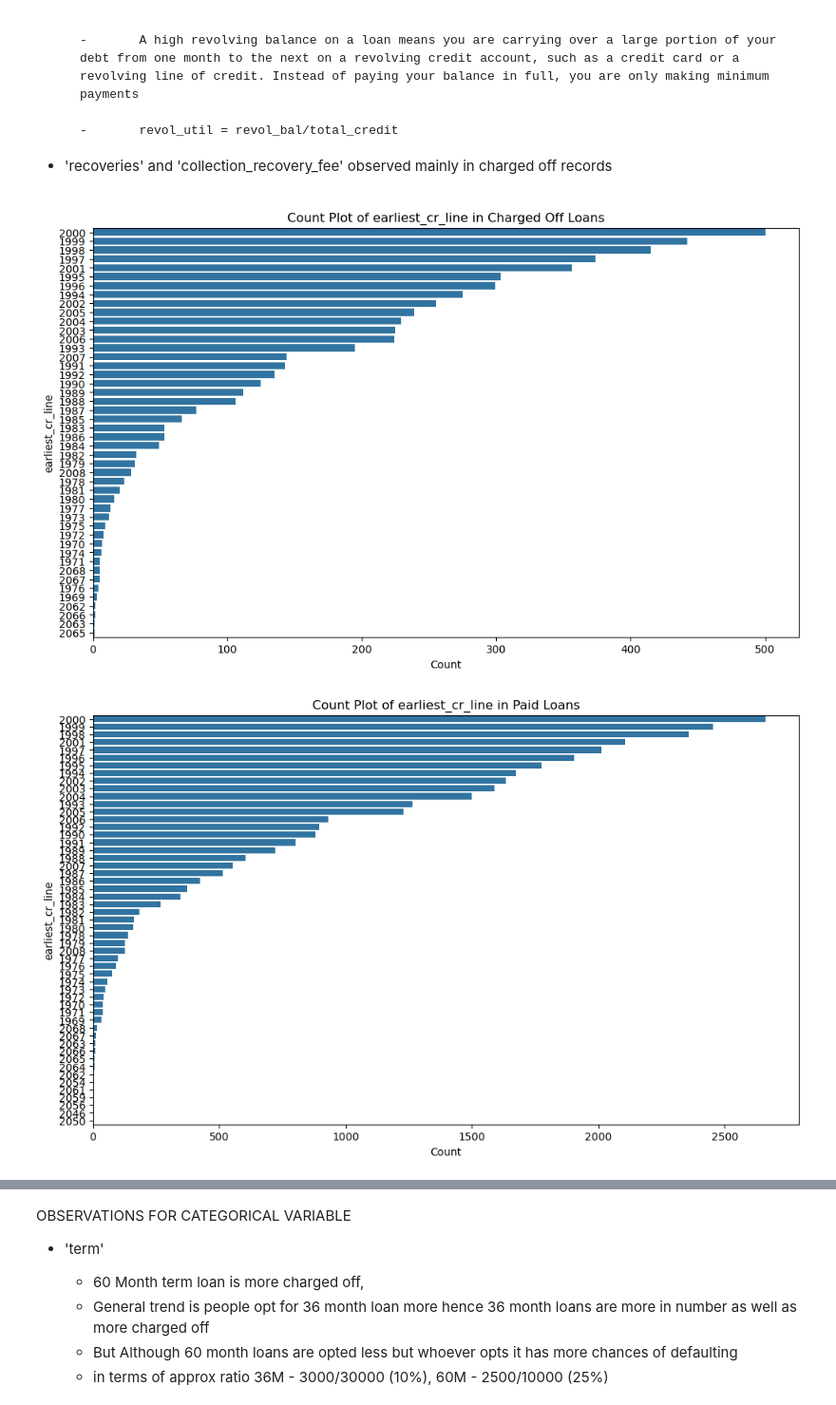
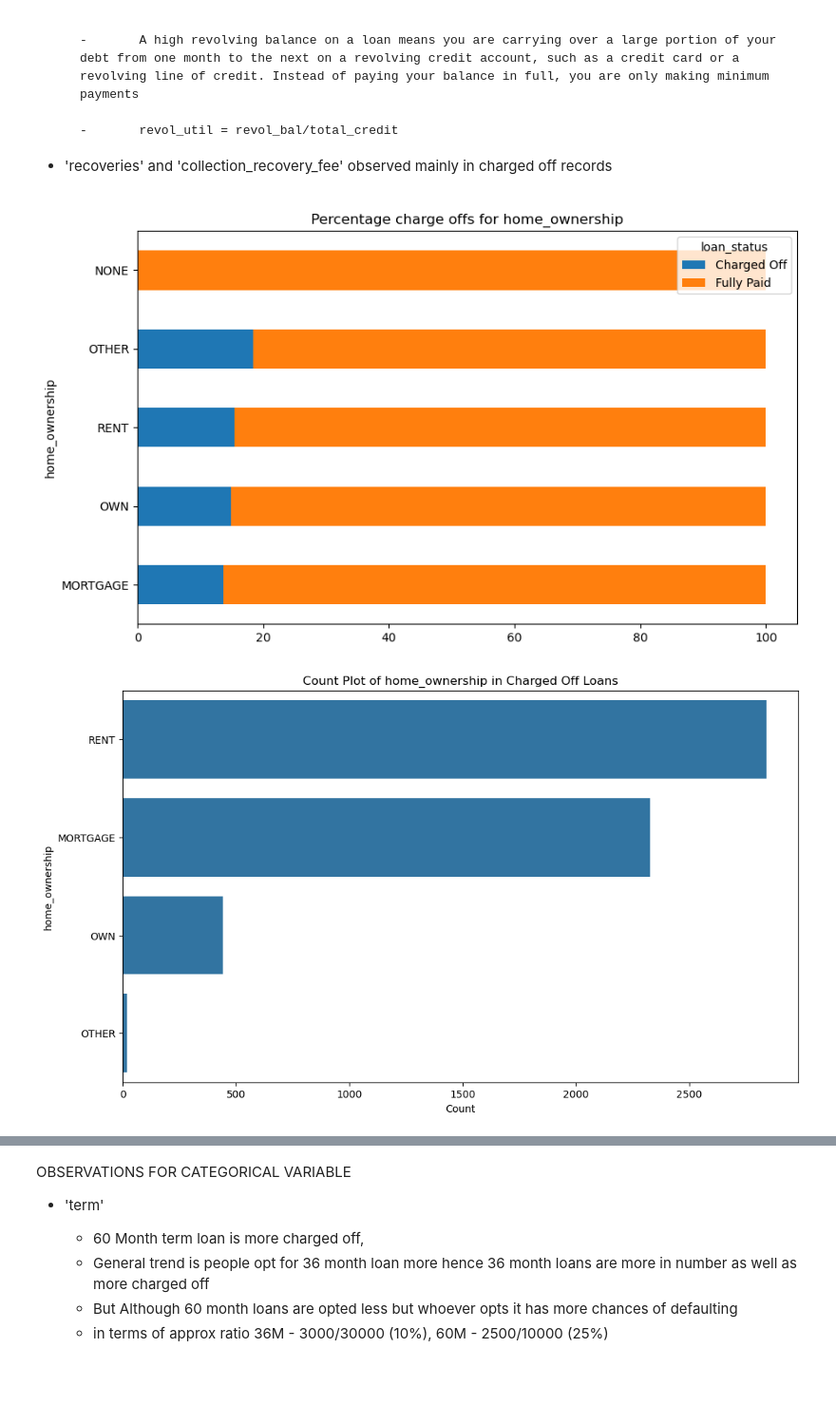
Before and after one commit to VFulara/LendingClubCaseStudy, a Jupyter notebook: final.ipynb, the cells around one changed output, grey strips where cells are left out. Shown at 95% size. Cells and saved outputs as stored; diff of their text form; code cells hidden in the pictures; blank space fills up the shorter version.

Commit message:
Adding box plot and bar plot for pecentages

```diff
--- a/final.ipynb
+++ b/final.ipynb
@@ -370,33 +381,39 @@ OBSERVATION
 #     plt.xlabel('Count')
 #     plt.ylabel(col)
 #     plt.show()
 
 
 #Data frame for comparison to find patterns
 # chargedOffDf, paidDf, loan_df
 #['term','grade','home_ownership','purpose','addr_state']
-col = 'earliest_cr_line'
+col = 'home_ownership'
+
+loan_purpose_status = pd.pivot_table(data= loan_df, columns = 'loan_status',  index = col, aggfunc='size')
+loan_purpose_status_percent = loan_purpose_status[['Charged Off','Fully Paid']].apply(lambda x:((x/x.sum()) * 100), axis =1).sort_values(by='Charged Off')
+loan_purpose_status_percent.plot.barh(stacked='True', figsize=[10,6])
+plt.title(f'Percentage charge offs for {col}')
+plt.show()
 
 plt.figure(figsize=(12, 7))
 ax = sns.countplot(y=col, data=chargedOffDf, order=chargedOffDf[col].value_counts().index)
 plt.title(f'Count Plot of {col} in Charged Off Loans')
 plt.xlabel('Count')
 plt.ylabel(col)
 plt.show()
 
 plt.figure(figsize=(12, 7))
 ax = sns.countplot(y=col, data=paidDf, order=paidDf[col].value_counts().index)
 plt.title(f'Count Plot of {col} in Paid Loans')
 plt.xlabel('Count')
 plt.ylabel(col)
 plt.show()
 
 plt.figure(figsize=(12, 7))
 ax = sns.countplot(y=col, data=loan_df, order=loan_df[col].value_counts().index)
 plt.title(f'Count Plot of {col} in Paid Loans')
 plt.xlabel('Count')
 plt.ylabel(col)
 plt.show()
 # %% [output]
-[figure, old version]
+[figure, new version]
-[figure, old version]
+[figure, new version]
```
Also changed, not shown: parts of 2 cells of this notebook.
